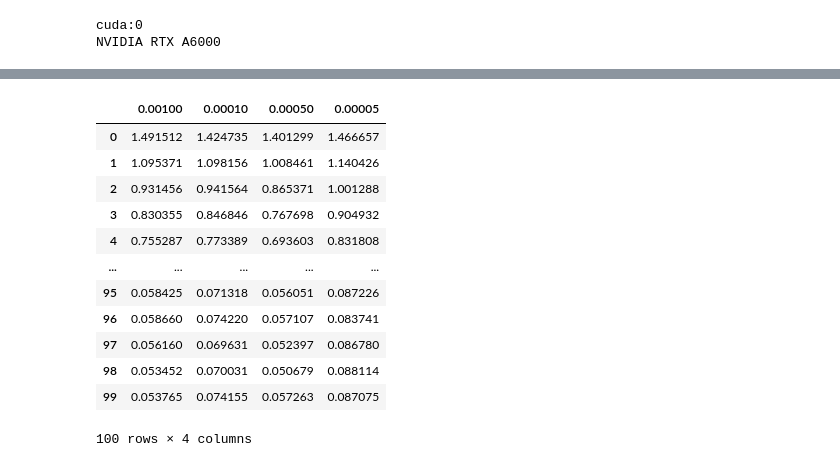
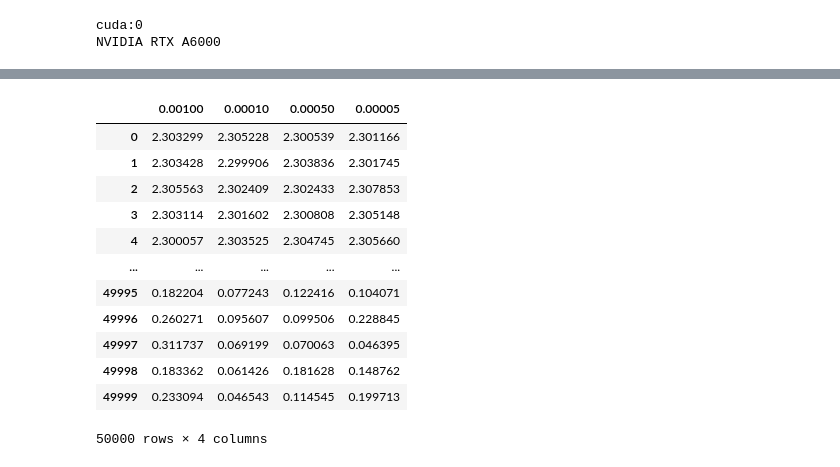
Before and after one commit to Atticsu/Project2-for-neural-network, a Jupyter notebook: Project_2.ipynb, the cells around one changed output, grey strips where cells are left out. Saved outputs shown, nothing was run; the diff lists cells and outputs as text; code cells hidden in the pictures.

```diff
--- a/Project_2.ipynb
+++ b/Project_2.ipynb
@@ -226,19 +224,19 @@ Test Accuracy: 83.06%
 ... (88 outputs left out)
 # %%
-pd.DataFrame(train_losses_dict)
+pd.DataFrame(steps_dict)
 # %% [output]
 |  | 0.00100 | 0.00010 | 0.00050 | 0.00005 |
-| 0 | 1.491512 | 1.424735 | 1.401299 | 1.466657 |
-| 1 | 1.095371 | 1.098156 | 1.008461 | 1.140426 |
-| 2 | 0.931456 | 0.941564 | 0.865371 | 1.001288 |
-| 3 | 0.830355 | 0.846846 | 0.767698 | 0.904932 |
-| 4 | 0.755287 | 0.773389 | 0.693603 | 0.831808 |
+| 0 | 2.303299 | 2.305228 | 2.300539 | 2.301166 |
+| 1 | 2.303428 | 2.299906 | 2.303836 | 2.301745 |
+| 2 | 2.305563 | 2.302409 | 2.302433 | 2.307853 |
+| 3 | 2.303114 | 2.301602 | 2.300808 | 2.305148 |
+| 4 | 2.300057 | 2.303525 | 2.304745 | 2.305660 |
 | ... | ... | ... | ... | ... |
-| 95 | 0.058425 | 0.071318 | 0.056051 | 0.087226 |
-| 96 | 0.058660 | 0.074220 | 0.057107 | 0.083741 |
-| 97 | 0.056160 | 0.069631 | 0.052397 | 0.086780 |
-| 98 | 0.053452 | 0.070031 | 0.050679 | 0.088114 |
-| 99 | 0.053765 | 0.074155 | 0.057263 | 0.087075 |
+| 49995 | 0.182204 | 0.077243 | 0.122416 | 0.104071 |
+| 49996 | 0.260271 | 0.095607 | 0.099506 | 0.228845 |
+| 49997 | 0.311737 | 0.069199 | 0.070063 | 0.046395 |
+| 49998 | 0.183362 | 0.061426 | 0.181628 | 0.148762 |
+| 49999 | 0.233094 | 0.046543 | 0.114545 | 0.199713 |
-100 rows × 4 columns
+50000 rows × 4 columns
 # %%
 df = pd.DataFrame()
```
Also changed, not shown: parts of 9 cells of this notebook, 2 other files.
